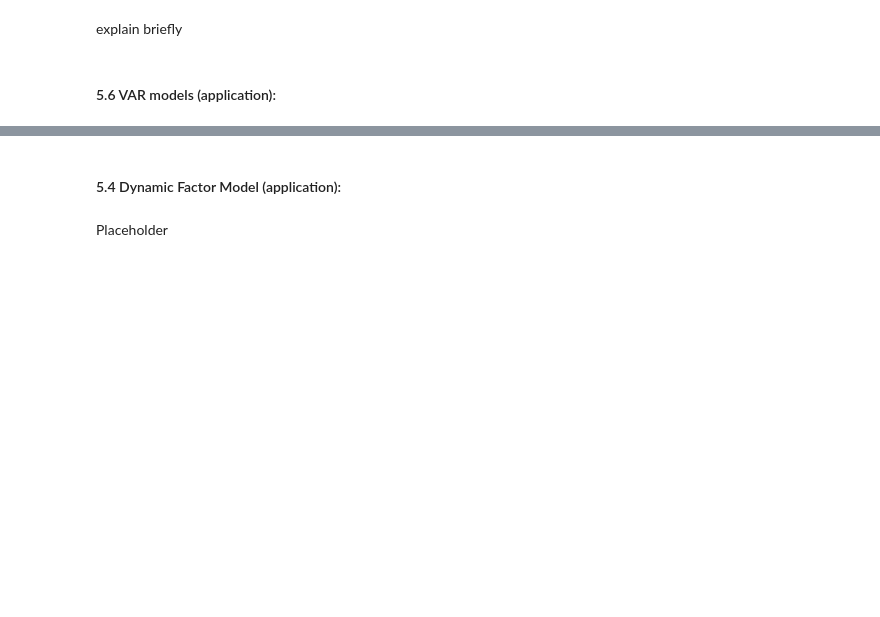
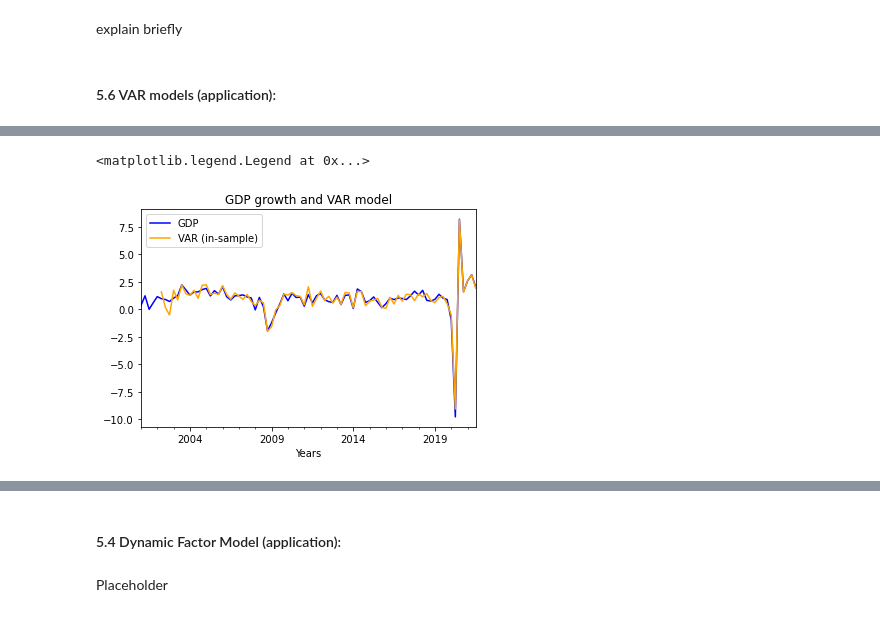
Before and after one commit to vgm236/Special_Project_Moreira_Raza-Nisar, a Jupyter notebook: app/special_project_final.ipynb, the cells around one changed output, grey strips where cells are left out. Drawn from its saved outputs; the diff is of its cells as text; code cells hidden in the pictures; blank space fills up the shorter version.

```diff
--- a/app/special_project_final.ipynb
+++ b/app/special_project_final.ipynb
@@ -510,0 +565,5 @@ explain briefly
+# %%
+# Select numbers of lags
+var = VAR(quarterly_all)
+x = var.select_order()
+x.summary()
@@ -510,0 +579,5 @@ explain briefly
+# %%
+#5 lags
+model_fitted = var.fit(5)
+# We can check the summary of the model by
+model_fitted.summary()
@@ -510,0 +602,19 @@ explain briefly
+# %%
+# Fitted values in sample
+var_quarterly = model_fitted.fittedvalues
+
+### in plot method we set the label and color of the curve.
+quarterly_all['GDP'].plot(label='GDP', color='blue')
+var_quarterly['GDP'].plot(label='VAR (in-sample)', color='orange')
+
+# adding title to the plot
+plt.title('GDP growth and VAR model')
+
+# adding Label to the x-axis
+plt.xlabel('Years')
+
+# adding legend to the curve
+plt.legend()
+# %% [output]
+<matplotlib.legend.Legend at 0x...>
+[figure, added]
```
Also changed, not shown: parts of 27 cells of this notebook.
